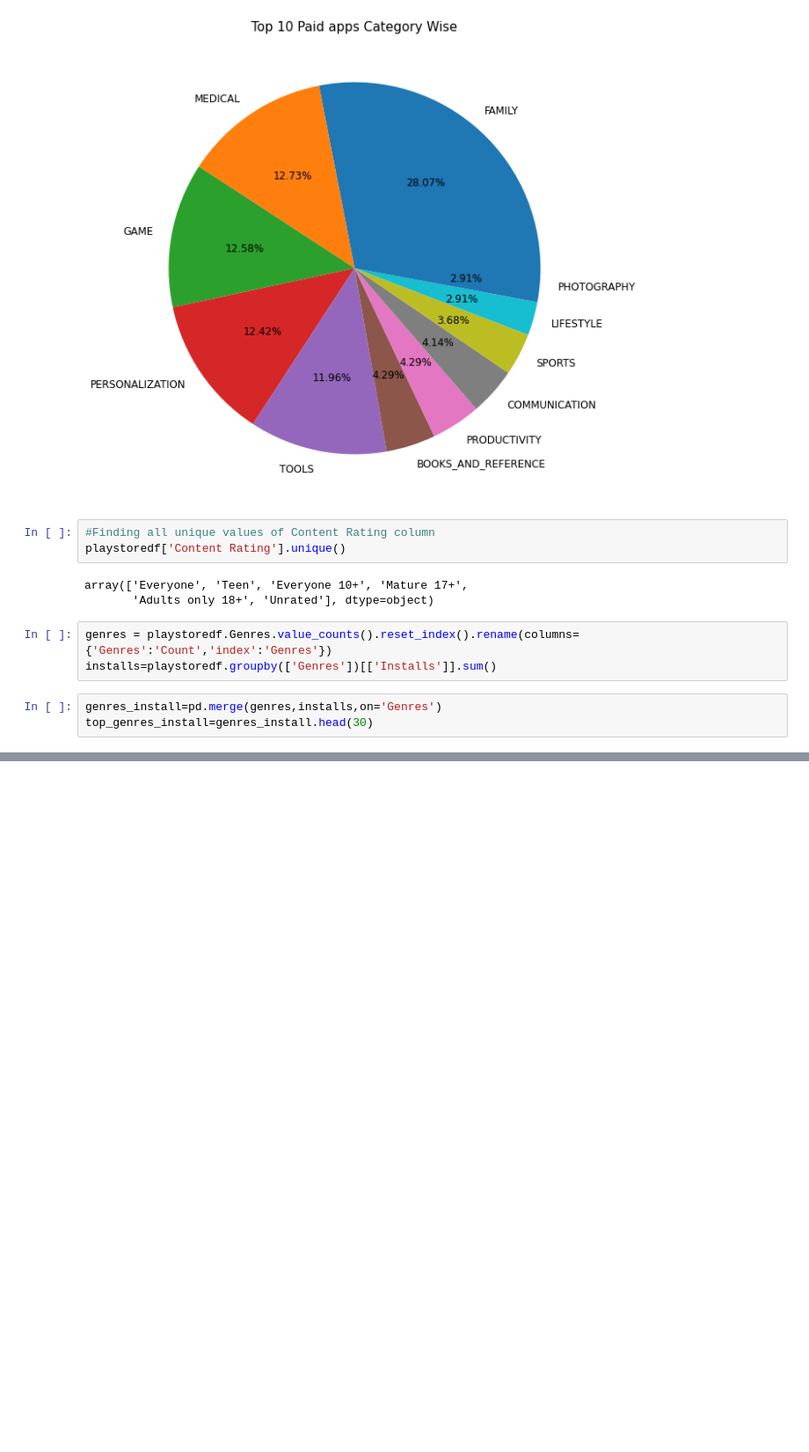
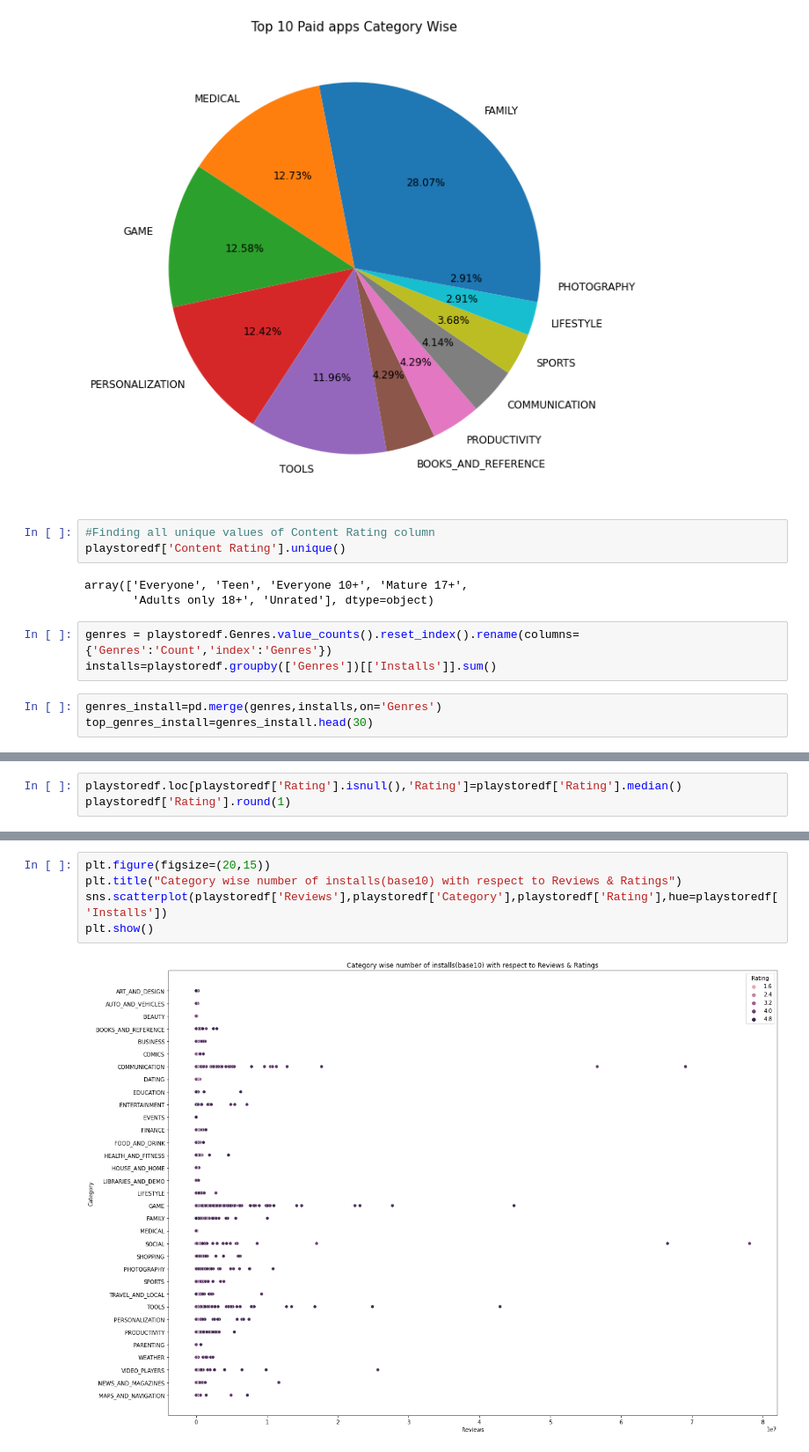
Before and after one commit to kundanlal2001/Playstore_Capstone_EDA, a Jupyter notebook: Almabetter_Kundan_Lal_(Coh_Hardeol),Pankaj_Sudhir_Ganjare_,_Palagiri_Sushma_,_Abhijeet_Kulkarni_,_Gowroju_Prudhvi_Capstone_project_EDA_topic_Playstore_.ipynb, the cells around one changed output, grey strips where cells are left out. Shown: that part at 88% size. Cells and saved outputs as stored; diff of their text form; blank space fills up the shorter version.

```diff
--- a/Almabetter_Kundan_Lal_(Coh_Hardeol),Pankaj_Sudhir_Ganjare_,_Palagiri_Sushma_,_Abhijeet_Kulkarni_,_Gowroju_Prudhvi_Capstone_project_EDA_topic_Playstore_.ipynb
+++ b/Almabetter_Kundan_Lal_(Coh_Hardeol),Pankaj_Sudhir_Ganjare_,_Palagiri_Sushma_,_Abhijeet_Kulkarni_,_Gowroju_Prudhvi_Capstone_project_EDA_topic_Playstore_.ipynb
@@ -549,0 +463,3 @@ plt.xlabel('Content Rating');
+# %%
+playstoredf.loc[playstoredf['Rating'].isnull(),'Rating']=playstoredf['Rating'].median()
+playstoredf['Rating'].round(1)
@@ -549,0 +495,7 @@ plt.xlabel('Content Rating');
+# %%
+plt.figure(figsize=(20,15))
+plt.title("Category wise number of installs(base10) with respect to Reviews & Ratings")
+sns.scatterplot(playstoredf['Reviews'],playstoredf['Category'],playstoredf['Rating'],hue=playstoredf['Installs'])
+plt.show()
+# %% [output]
+[figure, added]
```
Also changed, not shown: parts of 26 cells of this notebook.
